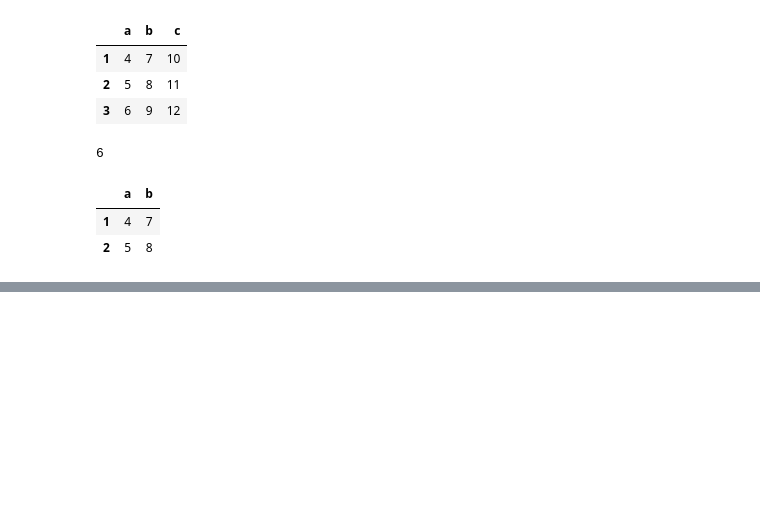
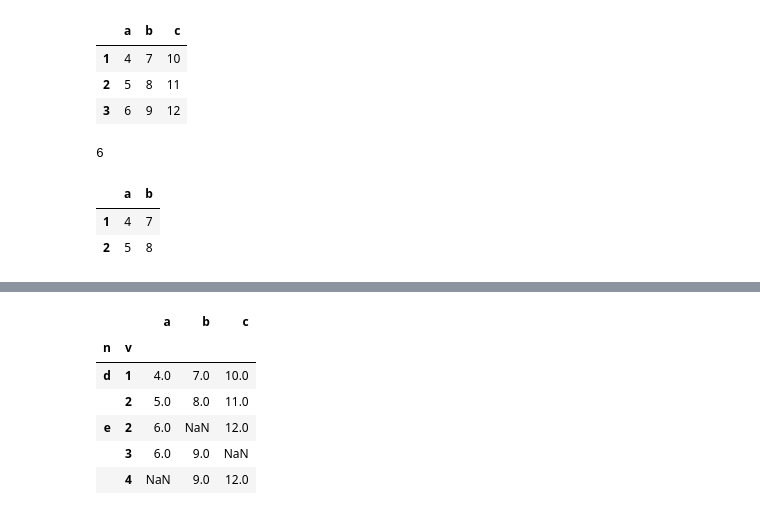
Before and after one commit to Grandes/Data-Science, a Jupyter notebook: pandas_cheat_sheet.ipynb, the cells around one changed output, grey strips where cells are left out. Drawn from its saved outputs; the diff is of its cells as text; code cells hidden in the pictures; blank space fills up the shorter version.

```diff
--- a/pandas_cheat_sheet.ipynb
+++ b/pandas_cheat_sheet.ipynb
@@ -42,11 +45,22 @@ df
 # %%
+import numpy as np
 df = pd.DataFrame(
-        {"a" : [4 ,5, 6],
-        "b" : [7, 8, 9],
-        "c" : [10, 11, 12]},
+        {"a" : [4 ,5, 6, 6, np.nan],
+        "b" : [7, 8, np.nan, 9, 9],
+        "c" : [10, 11, 12, np.nan, 12]},
         index = pd.MultiIndex.from_tuples(
-        [('d',1),('d',2),('e',2)],
+        [('d',1),('d',2),('e',2),('e',3),('e',4)],
         names=['n','v']))
+
+df
+# %% [output]
+|  |  | a | b | c |
+| n | v |  |  |  |
+| d | 1 | 4.0 | 7.0 | 10.0 |
+|  | 2 | 5.0 | 8.0 | 11.0 |
+| e | 2 | 6.0 | NaN | 12.0 |
+|  | 3 | 6.0 | 9.0 | NaN |
+|  | 4 | NaN | 9.0 | 12.0 |
 # %%
 df
 # %% [output]
```
Also changed, not shown: parts of 24 cells of this notebook.
